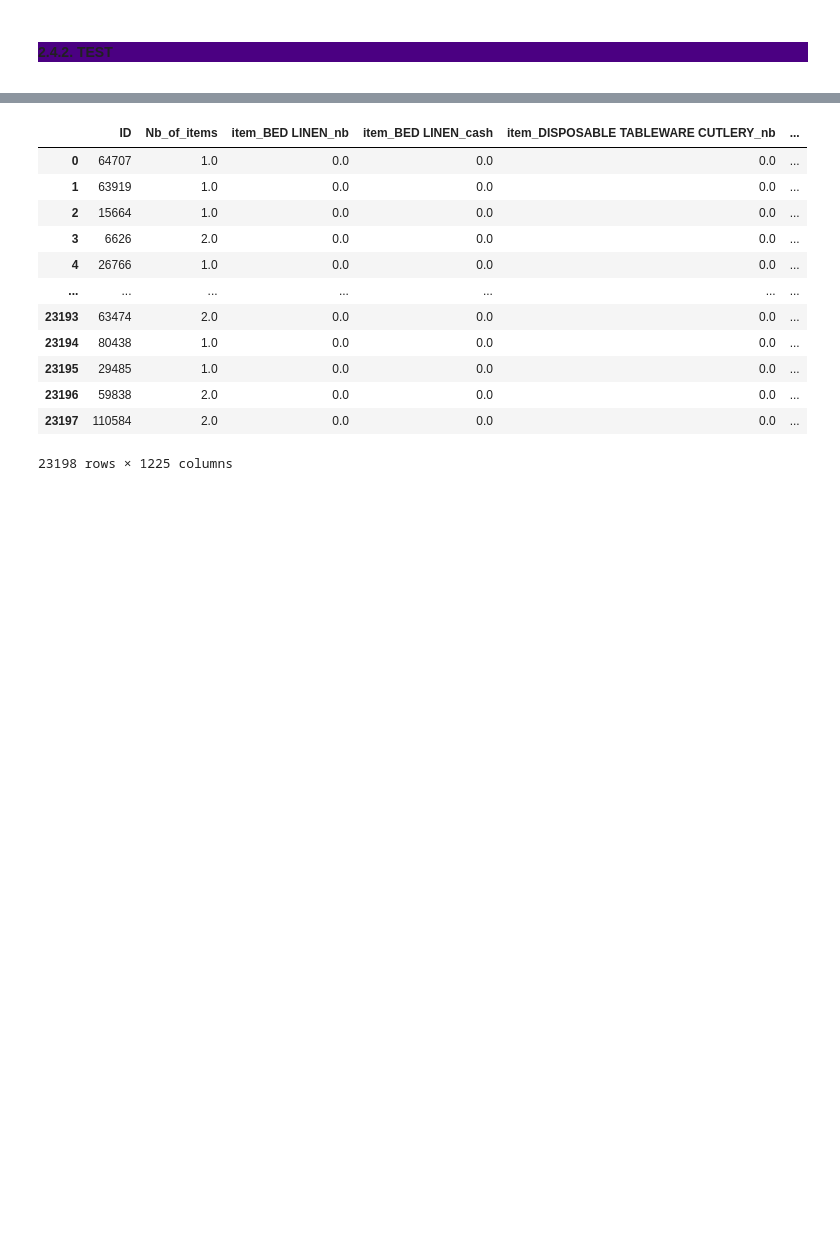
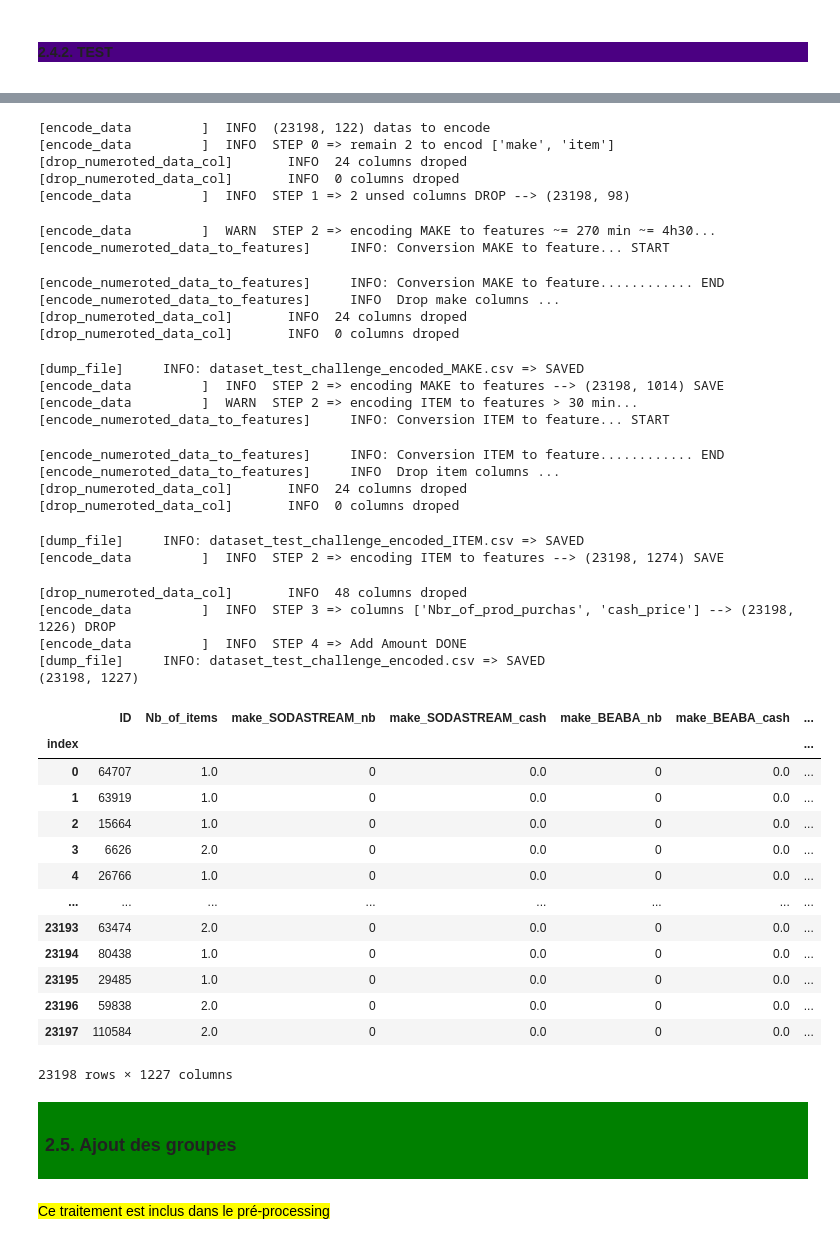
Before and after one commit to aurao22/projet_bnp_paribas_fraudeurs, a Jupyter notebook: bnp_paribas_pre_processing.ipynb, the cells around one changed output, grey strips where cells are left out. Drawn from its saved outputs; the diff is of its cells as text; code cells hidden in the pictures; blank space fills up the shorter version.

```diff
--- a/bnp_paribas_pre_processing.ipynb
+++ b/bnp_paribas_pre_processing.ipynb
@@ -157,4 +155,5 @@ Name: _merge, dtype: int64
 # %%
-origin_test_dataset_file_path = join(data_set_path, "train_dataset"+file_name_end)
-dataset_test = pre_processing(X=x_test_origin, y=None, save_file_path=origin_test_dataset_file_path, verbose=verbose)
+# 3,8s de traitement
+save_file_path = join(data_set_path, file_name_start, DATASET_FILES_NAMES.get("dataset_test_preprocess"))
+dataset_test_preprocess = pre_processing(X=X_test_challenge_origin, y=None, save_file_path=save_file_path, verbose=verbose)
 # %% [output]
@@ -572,17 +207,57 @@ dataset_test_encoded_light
-# %%
-dataset_test_encoded_light = add_amounts(x_df_input=dataset_test_encoded_light, verbose=verbose)
-dataset_test_encoded_light
-# %% [output]
-|  | ID | Nb_of_items | item_BED LINEN_nb | item_BED LINEN_cash | item_DISPOSABLE TABLEWARE CUTLERY_nb | ... |
-| 0 | 64707 | 1.0 | 0.0 | 0.0 | 0.0 | ... |
-| 1 | 63919 | 1.0 | 0.0 | 0.0 | 0.0 | ... |
-| 2 | 15664 | 1.0 | 0.0 | 0.0 | 0.0 | ... |
-| 3 | 6626 | 2.0 | 0.0 | 0.0 | 0.0 | ... |
-| 4 | 26766 | 1.0 | 0.0 | 0.0 | 0.0 | ... |
-| ... | ... | ... | ... | ... | ... | ... |
-| 23193 | 63474 | 2.0 | 0.0 | 0.0 | 0.0 | ... |
-| 23194 | 80438 | 1.0 | 0.0 | 0.0 | 0.0 | ... |
-| 23195 | 29485 | 1.0 | 0.0 | 0.0 | 0.0 | ... |
-| 23196 | 59838 | 2.0 | 0.0 | 0.0 | 0.0 | ... |
-| 23197 | 110584 | 2.0 | 0.0 | 0.0 | 0.0 | ... |
-23198 rows × 1225 columns
+# %%
+# 27m 29.5 s de traitement
+dataset_test_encoded = encode_data(df=dataset_test_preprocess,
+                                data_set_path=join(data_set_path, file_name_start),
+                                file_name=DATASET_FILES_NAMES.get("dataset_test_encoded"),
+                                force=0, with_drop=1, to_encode_data=['item', 'make'], add_item_group=0,
+                                verbose=verbose)
+print(dataset_test_encoded.shape)
+dataset_test_encoded
+# %% [output]
+[encode_data         ]  INFO  (23198, 122) datas to encode
+[encode_data         ]  INFO  STEP 0 => remain 2 to encod ['make', 'item']
+[drop_numeroted_data_col]       INFO  24 columns droped
+[drop_numeroted_data_col]       INFO  0 columns droped
+[encode_data         ]  INFO  STEP 1 => 2 unsed columns DROP --> (23198, 98)
+[encode_data         ]  WARN  STEP 2 => encoding MAKE to features ~= 270 min ~= 4h30...
+[encode_numeroted_data_to_features]     INFO: Conversion MAKE to feature... START
+[encode_numeroted_data_to_features]     INFO: Conversion MAKE to feature............ END
+[encode_numeroted_data_to_features]     INFO  Drop make columns ...
+[drop_numeroted_data_col]       INFO  24 columns droped
+[drop_numeroted_data_col]       INFO  0 columns droped
+[dump_file]     INFO: dataset_test_challenge_encoded_MAKE.csv => SAVED
+[encode_data         ]  INFO  STEP 2 => encoding MAKE to features --> (23198, 1014) SAVE
+[encode_data         ]  WARN  STEP 2 => encoding ITEM to features > 30 min...
+[encode_numeroted_data_to_features]     INFO: Conversion ITEM to feature... START
+[encode_numeroted_data_to_features]     INFO: Conversion ITEM to feature............ END
+[encode_numeroted_data_to_features]     INFO  Drop item columns ...
+[drop_numeroted_data_col]       INFO  24 columns droped
+[drop_numeroted_data_col]       INFO  0 columns droped
+[dump_file]     INFO: dataset_test_challenge_encoded_ITEM.csv => SAVED
+[encode_data         ]  INFO  STEP 2 => encoding ITEM to features --> (23198, 1274) SAVE
+[drop_numeroted_data_col]       INFO  48 columns droped
+[encode_data         ]  INFO  STEP 3 => columns ['Nbr_of_prod_purchas', 'cash_price'] --> (23198, 1226) DROP
+[encode_data         ]  INFO  STEP 4 => Add Amount DONE
+[dump_file]     INFO: dataset_test_challenge_encoded.csv => SAVED
+(23198, 1227)
+|  | ID | Nb_of_items | make_SODASTREAM_nb | make_SODASTREAM_cash | make_BEABA_nb | make_BEABA_cash | ... |
+| index |  |  |  |  |  |  | ... |
+| 0 | 64707 | 1.0 | 0 | 0.0 | 0 | 0.0 | ... |
+| 1 | 63919 | 1.0 | 0 | 0.0 | 0 | 0.0 | ... |
+| 2 | 15664 | 1.0 | 0 | 0.0 | 0 | 0.0 | ... |
+| 3 | 6626 | 2.0 | 0 | 0.0 | 0 | 0.0 | ... |
+| 4 | 26766 | 1.0 | 0 | 0.0 | 0 | 0.0 | ... |
+| ... | ... | ... | ... | ... | ... | ... | ... |
+| 23193 | 63474 | 2.0 | 0 | 0.0 | 0 | 0.0 | ... |
+| 23194 | 80438 | 1.0 | 0 | 0.0 | 0 | 0.0 | ... |
+| 23195 | 29485 | 1.0 | 0 | 0.0 | 0 | 0.0 | ... |
+| 23196 | 59838 | 2.0 | 0 | 0.0 | 0 | 0.0 | ... |
+| 23197 | 110584 | 2.0 | 0 | 0.0 | 0 | 0.0 | ... |
+23198 rows × 1227 columns
+# %% [markdown]
+<div style="display: flex; background-color: Green; padding: 7px;" >
+
+### 2.5. Ajout des groupes
+</div>
+# %% [markdown]
+<mark>Ce traitement est inclus dans le pré-processing</mark>
```
Also changed, not shown: parts of 74 cells of this notebook, 1 other file.
